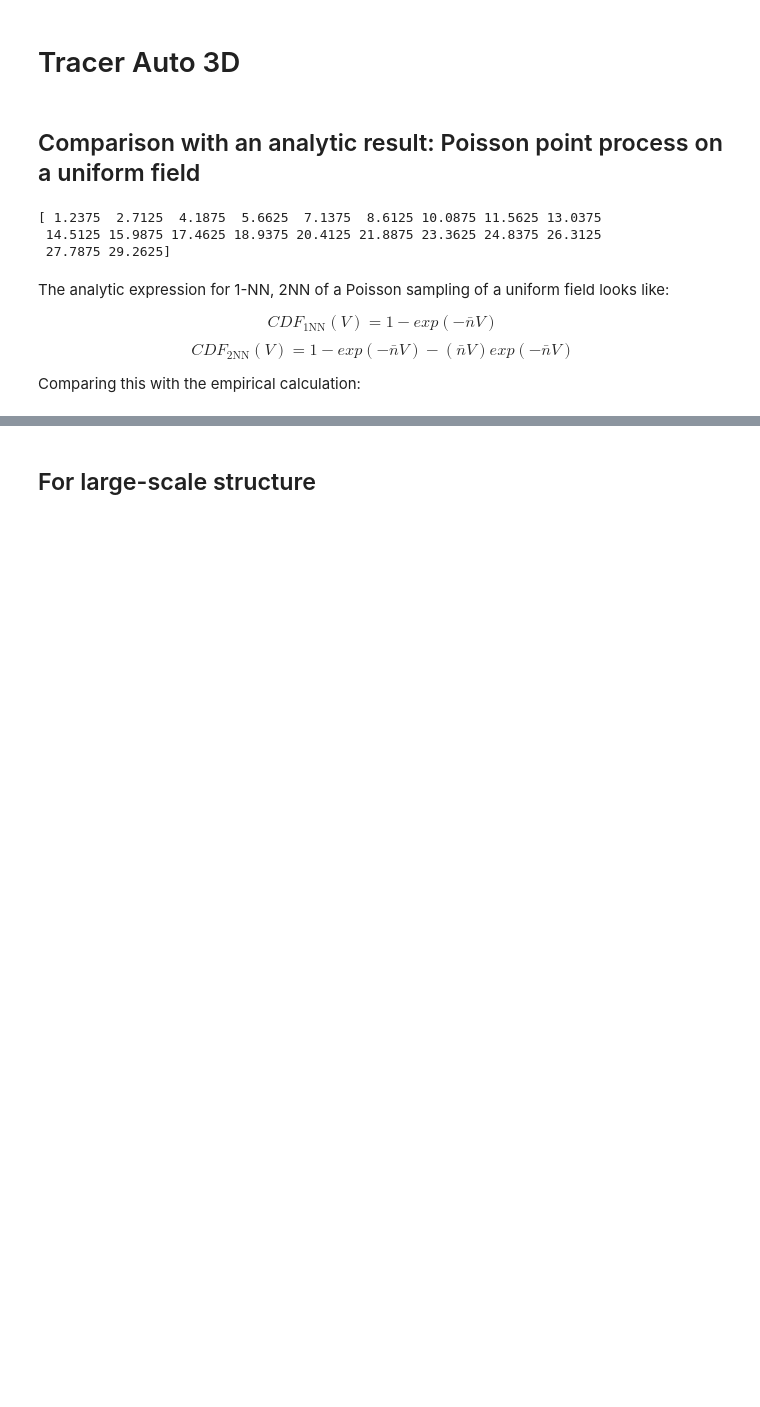
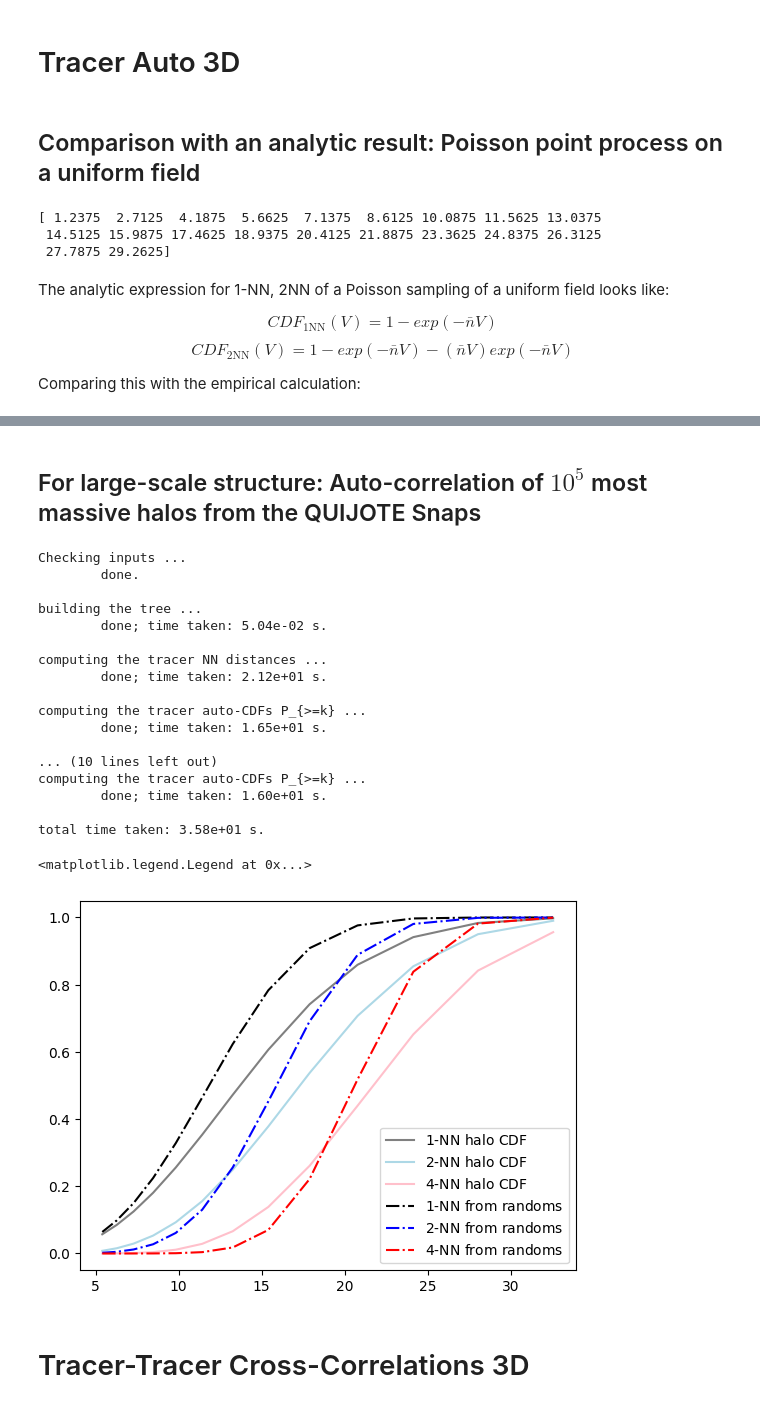
Before and after one commit to vikhyat108/kNNpy, a Jupyter notebook: kNN_ASMR/kNN_3D/Tests_Anargha_kNN3D.ipynb, the cells around one changed output, grey strips where cells are left out. Cells and saved outputs as stored; diff of their text form; code cells hidden in the pictures; blank space fills up the shorter version.

```diff
--- a/kNN_ASMR/kNN_3D/Tests_Anargha_kNN3D.ipynb
+++ b/kNN_ASMR/kNN_3D/Tests_Anargha_kNN3D.ipynb
@@ -1458,4 +429,47 @@ total time taken: 4.51e+00 s.
 <matplotlib.legend.Legend at 0x...>
 [figure]
 # %% [markdown]
-## For large-scale structure
+## For large-scale structure: Auto-correlation of $10^5$ most massive halos from the QUIJOTE Snaps
+# %%
+no_bins=13
+r_min, r_max = 5, 35 #Mpc/h
+r_edges = np.logspace(np.log10(r_min), np.log10(r_max),no_bins + 1)
+binrad = 0.5 * (r_edges[:-1] + r_edges[1:])
+# %%
+QueryPos=boxsize*np.random.rand(256**3,3)
+RandomPos=boxsize*np.random.rand(10**5,3)
+halos_fid = np.load(f'/media/anargha/6a5e2c73-73b9-4e46-ae8d-9c06f8f23a69/Arka_Data/Halos_FoF/Top10^5_mostmassivehalos/fiducial/0/halopos_0.npy')
+halos_fid = np.mod(halos_fid, boxsize)
+cdfs=TracerAuto3D(boxsize=boxsize, kList=[1,2,4], BinsRad=[binrad,binrad,binrad], QueryPos=QueryPos, TracerPos=halos_fid, Verbose=True)
+cdfs_random=TracerAuto3D(boxsize=boxsize, kList=[1,2,4], BinsRad=[binrad,binrad,binrad], QueryPos=QueryPos, TracerPos=RandomPos, Verbose=True)
+
+plt.plot(binrad, cdfs[0][0], linestyle="-", color="grey", label=r"$1$-NN halo CDF")
+plt.plot(binrad, cdfs[0][1], linestyle="-", color="lightblue", label=r"$2$-NN halo CDF")
+plt.plot(binrad, cdfs[0][2], linestyle="-", color="pink", label=r"$4$-NN halo CDF")
+plt.plot(binrad, cdfs_random[0][0], linestyle="-.", color="k", label=r"$1$-NN from randoms")
+plt.plot(binrad, cdfs_random[0][1], linestyle="-.", color="blue", label=r"$2$-NN from randoms")
+plt.plot(binrad, cdfs_random[0][2], linestyle="-.", color="red", label=r"$4$-NN from randoms")
+
+plt.legend()
+# %% [output]
+Checking inputs ...
+        done.
+
+building the tree ...
+        done; time taken: 5.04e-02 s.
+
+computing the tracer NN distances ...
+        done; time taken: 2.12e+01 s.
+
+computing the tracer auto-CDFs P_{>=k} ...
+        done; time taken: 1.65e+01 s.
+
+... (10 lines left out)
+computing the tracer auto-CDFs P_{>=k} ...
+        done; time taken: 1.60e+01 s.
+
+total time taken: 3.58e+01 s.
+<matplotlib.legend.Legend at 0x...>
+[figure, added]
+# %% [markdown]
+# Tracer-Tracer Cross-Correlations 3D
```
Also changed, not shown: parts of 26 cells of this notebook, 2 other files.
